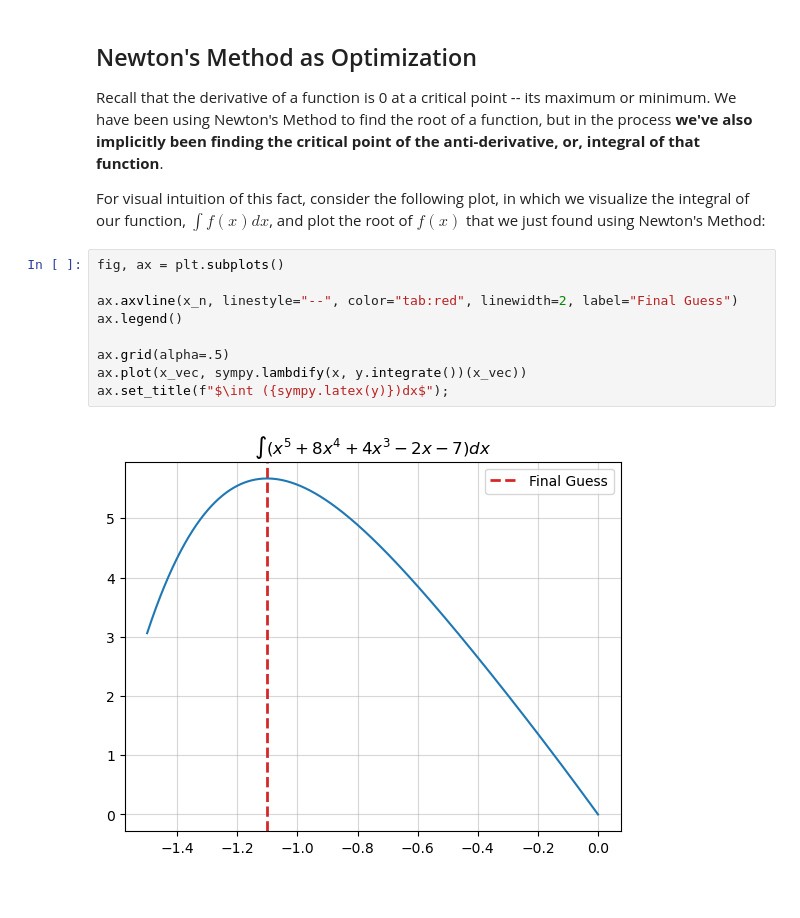
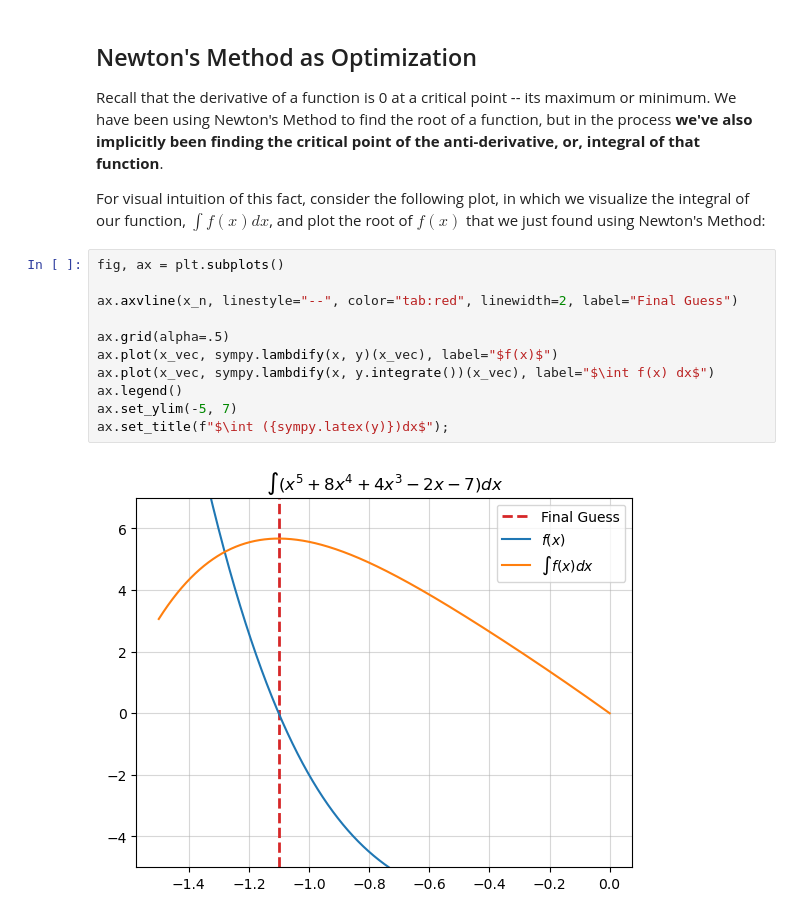
Before and after one commit to peter-amerkhanian/OLD-peter-amerkhanian.github.io, a Jupyter notebook: content/post/10-23-23-newtons-method/newtons_method.ipynb, the cells around one changed output. Drawn from its saved outputs; the diff is of its cells as text.

```diff
--- a/content/post/10-23-23-newtons-method/newtons_method.ipynb
+++ b/content/post/10-23-23-newtons-method/newtons_method.ipynb
@@ -586,12 +623,14 @@ For visual intuition of this fact, consider the following plot, in which we visu
 # %%
 fig, ax = plt.subplots()
 
 ax.axvline(x_n, linestyle="--", color="tab:red", linewidth=2, label="Final Guess")
-ax.legend()
 
 ax.grid(alpha=.5)
-ax.plot(x_vec, sympy.lambdify(x, y.integrate())(x_vec))
+ax.plot(x_vec, sympy.lambdify(x, y)(x_vec), label="$f(x)$")
+ax.plot(x_vec, sympy.lambdify(x, y.integrate())(x_vec), label="$\int f(x) dx$")
+ax.legend()
+ax.set_ylim(-5, 7)
 ax.set_title(f"$\int ({sympy.latex(y)})dx$");
 # %% [output]
-[figure, old version]
+[figure, new version]
 # %% [markdown]
```
Also changed, not shown: parts of 27 cells of this notebook, 9 other files.
